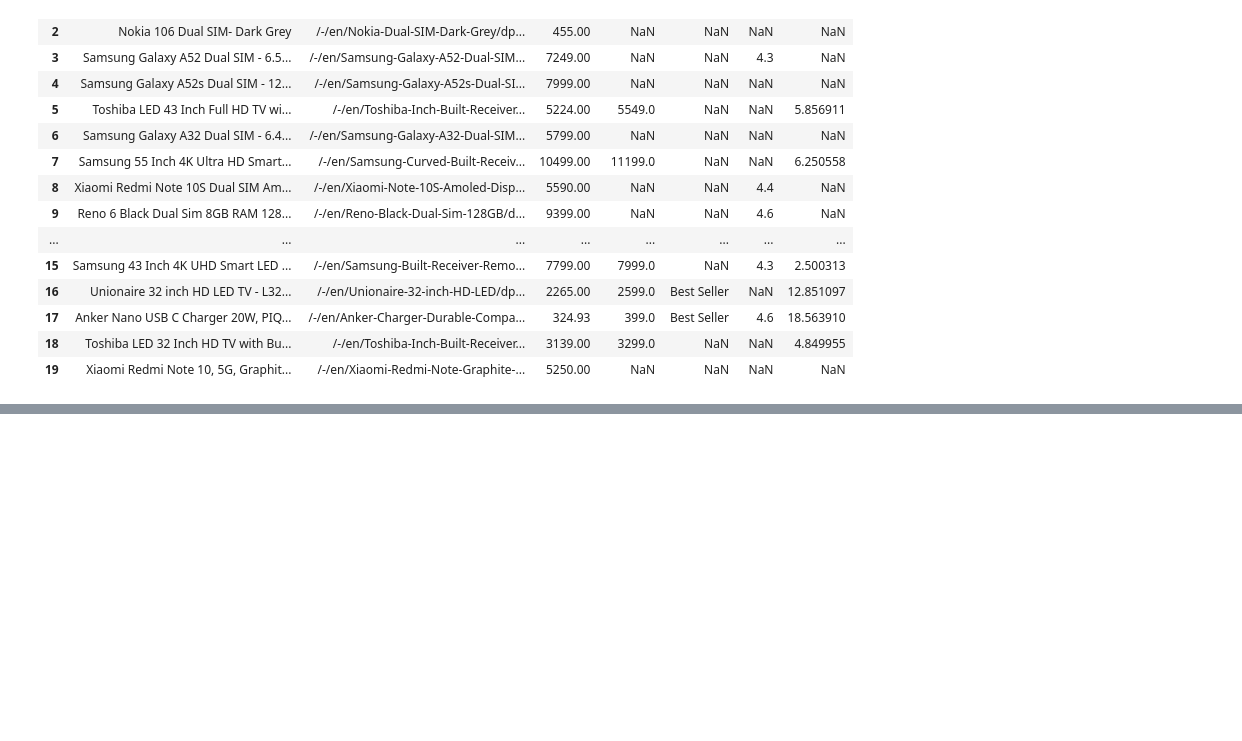
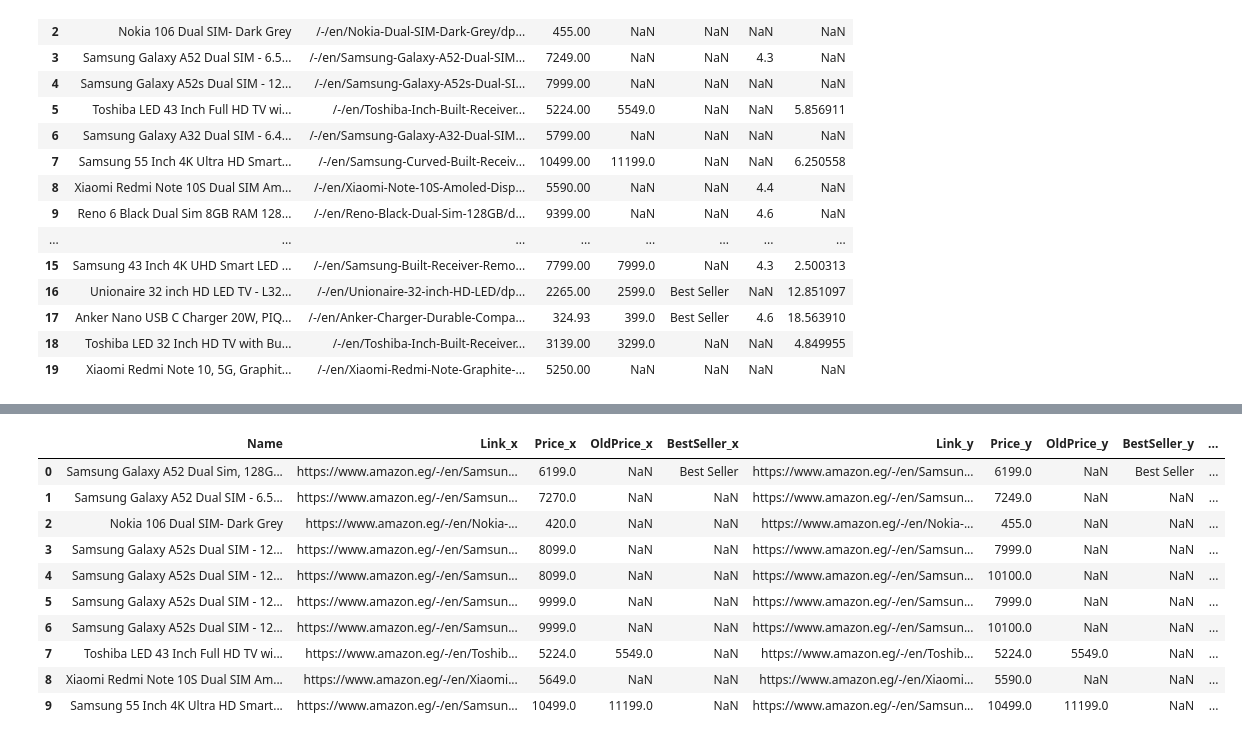
Before and after one commit to Mahmodev/Prices-analysis, a Jupyter notebook: Untitled.ipynb, the cells around one changed output, grey strips where cells are left out. Drawn from its saved outputs; the diff is of its cells as text; code cells hidden in the pictures; blank space fills up the shorter version.

```diff
--- a/Untitled.ipynb
+++ b/Untitled.ipynb
@@ -273,0 +277,23 @@ sorted_ndf.head(20)
+# %%
+for i in range (0, len(ddf['Link_x'])):
+    if ddf['Link_x'][i] == 'd' and ddf['Link_x'][i+1] == 'p':
+        ddf['Link_x'] = ddf['Link_x'][0:i+13]
+        break
+for x in range (0, len(ddf['Link_y'])):
+    if ddf['Link_y'][x] == 'd' and ddf['Link_y'][x+1] == 'p':
+        ddf['Link_y'] = ddf['Link_y'][0:x+13]
+        break
+
+ddf.head(10)
+# %% [output]
+|  | Name | Link_x | Price_x | OldPrice_x | BestSeller_x | Link_y | Price_y | OldPrice_y | BestSeller_y | ... |
+| 0 | Samsung Galaxy A52 Dual Sim, 128G... | https://www.amazon.eg/-/en/Samsun... | 6199.0 | NaN | Best Seller | https://www.amazon.eg/-/en/Samsun... | 6199.0 | NaN | Best Seller | ... |
+| 1 | Samsung Galaxy A52 Dual SIM - 6.5... | https://www.amazon.eg/-/en/Samsun... | 7270.0 | NaN | NaN | https://www.amazon.eg/-/en/Samsun... | 7249.0 | NaN | NaN | ... |
+| 2 | Nokia 106 Dual SIM- Dark Grey | https://www.amazon.eg/-/en/Nokia-... | 420.0 | NaN | NaN | https://www.amazon.eg/-/en/Nokia-... | 455.0 | NaN | NaN | ... |
+| 3 | Samsung Galaxy A52s Dual SIM - 12... | https://www.amazon.eg/-/en/Samsun... | 8099.0 | NaN | NaN | https://www.amazon.eg/-/en/Samsun... | 7999.0 | NaN | NaN | ... |
+| 4 | Samsung Galaxy A52s Dual SIM - 12... | https://www.amazon.eg/-/en/Samsun... | 8099.0 | NaN | NaN | https://www.amazon.eg/-/en/Samsun... | 10100.0 | NaN | NaN | ... |
+| 5 | Samsung Galaxy A52s Dual SIM - 12... | https://www.amazon.eg/-/en/Samsun... | 9999.0 | NaN | NaN | https://www.amazon.eg/-/en/Samsun... | 7999.0 | NaN | NaN | ... |
+| 6 | Samsung Galaxy A52s Dual SIM - 12... | https://www.amazon.eg/-/en/Samsun... | 9999.0 | NaN | NaN | https://www.amazon.eg/-/en/Samsun... | 10100.0 | NaN | NaN | ... |
+| 7 | Toshiba LED 43 Inch Full HD TV wi... | https://www.amazon.eg/-/en/Toshib... | 5224.0 | 5549.0 | NaN | https://www.amazon.eg/-/en/Toshib... | 5224.0 | 5549.0 | NaN | ... |
+| 8 | Xiaomi Redmi Note 10S Dual SIM Am... | https://www.amazon.eg/-/en/Xiaomi... | 5649.0 | NaN | NaN | https://www.amazon.eg/-/en/Xiaomi... | 5590.0 | NaN | NaN | ... |
+| 9 | Samsung 55 Inch 4K Ultra HD Smart... | https://www.amazon.eg/-/en/Samsun... | 10499.0 | 11199.0 | NaN | https://www.amazon.eg/-/en/Samsun... | 10499.0 | 11199.0 | NaN | ... |
```
Also changed, not shown: parts of 9 cells of this notebook.
